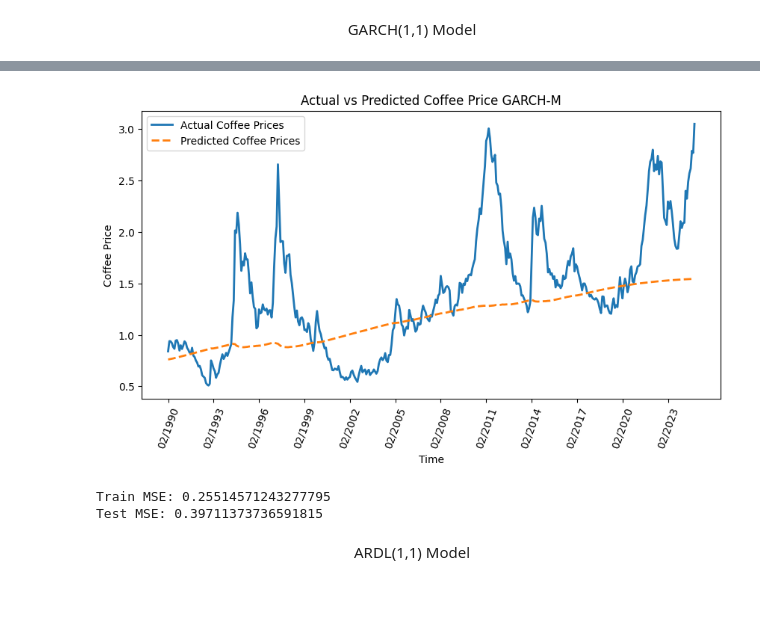
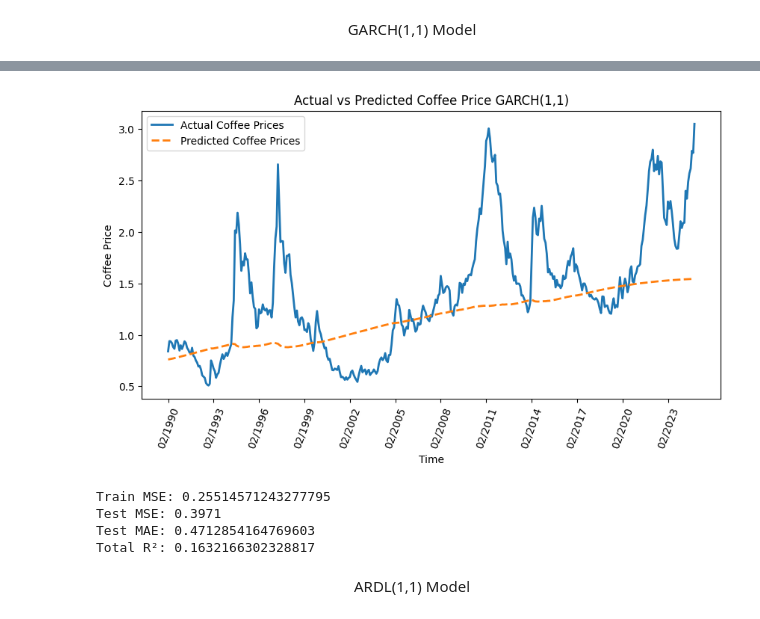
Before and after one commit to NicolasMSalas/eco395m_ml_coffee_trees, a Jupyter notebook: code/arima.ipynb, the cells around one changed output, grey strips where cells are left out. Cells and saved outputs as stored; diff of their text form; code cells hidden in the pictures.

Commit message:
Fixing Graphs

```diff
--- a/code/arima.ipynb
+++ b/code/arima.ipynb
@@ -212,30 +220,38 @@ model or by setting rescale=False.
 # %%
 plt.figure(figsize=(10, 5))
 
 plt.plot(returns_aligned.index, cumulative_actual + 0.758300,
          label="Actual Coffee Prices", linewidth=2)
 
 plt.plot(returns_aligned.index, cumulative_predicted + 0.758300,
          label="Predicted Coffee Prices", linestyle="dashed", linewidth=2)
 
 plt.legend()
 
 tick_interval = 36
 plt.xticks(range(0, len(returns_aligned), tick_interval), rotation=70)
 
 plt.xlabel("Time")
 plt.ylabel("Coffee Price")
-plt.title("Actual vs Predicted Coffee Price GARCH-M")
+plt.title("Actual vs Predicted Coffee Price GARCH(1,1)")
 
 plt.show()
 # %% [output]
-[figure, old version]
+[figure, new version]
 # %%
 print(f'Train MSE: {train_mse}')
-print(f'Test MSE: {test_mse}')
+print(f'Test MSE: {test_mse:.4f}')
+
+test_mae = mean_absolute_error(cumulative_actual[train_size:], cumulative_predicted[train_size:])
+print("Test MAE:", test_mae)
+
+total_r2 = r2_score(cumulative_actual, cumulative_predicted)
+print("Total R²:", total_r2)
 # %% [output]
 Train MSE: 0.25514571243277795
-Test MSE: 0.39711373736591815
+Test MSE: 0.3971
+Test MAE: 0.4712854164769603
+Total R²: 0.1632166302328817
 # %% [markdown]
 <div align="center">
   ARDL(1,1) Model
```
Also changed, not shown: parts of 7 cells of this notebook.
